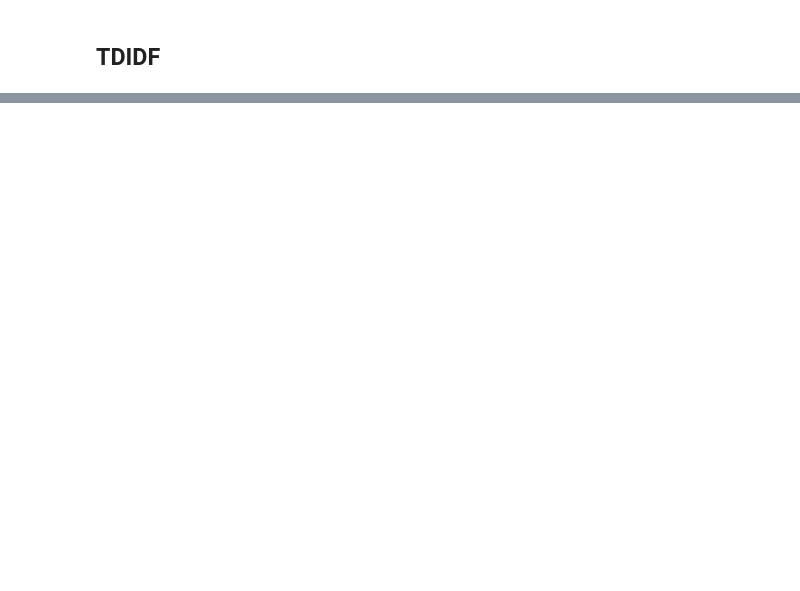
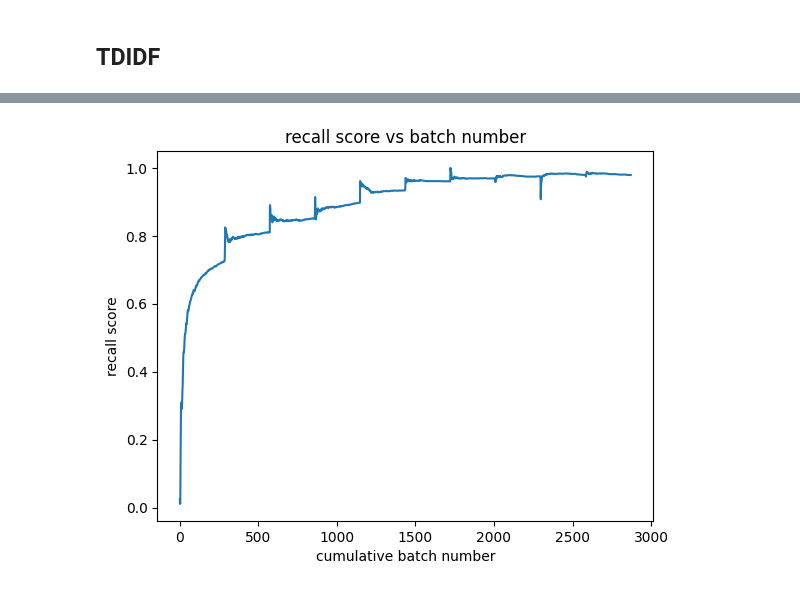
Before and after one commit to AlexMalakov/AIFinalProject, a Jupyter notebook: dataExploration.ipynb, the cells around one changed output, grey strips where cells are left out. Cells and saved outputs as stored; diff of their text form; code cells hidden in the pictures; blank space fills up the shorter version.

```diff
--- a/dataExploration.ipynb
+++ b/dataExploration.ipynb
@@ -227,0 +329,8 @@ The same observations as made for the 4 groups can be made when only splitting t
+# %%
+plt.plot(batchNum, recall)
+plt.xlabel('cumulative batch number')
+plt.ylabel('recall score')
+plt.title('recall score vs batch number')
+plt.show()
+# %% [output]
+[figure, added]
```
Also changed, not shown: parts of 15 cells of this notebook, 1 other file.
